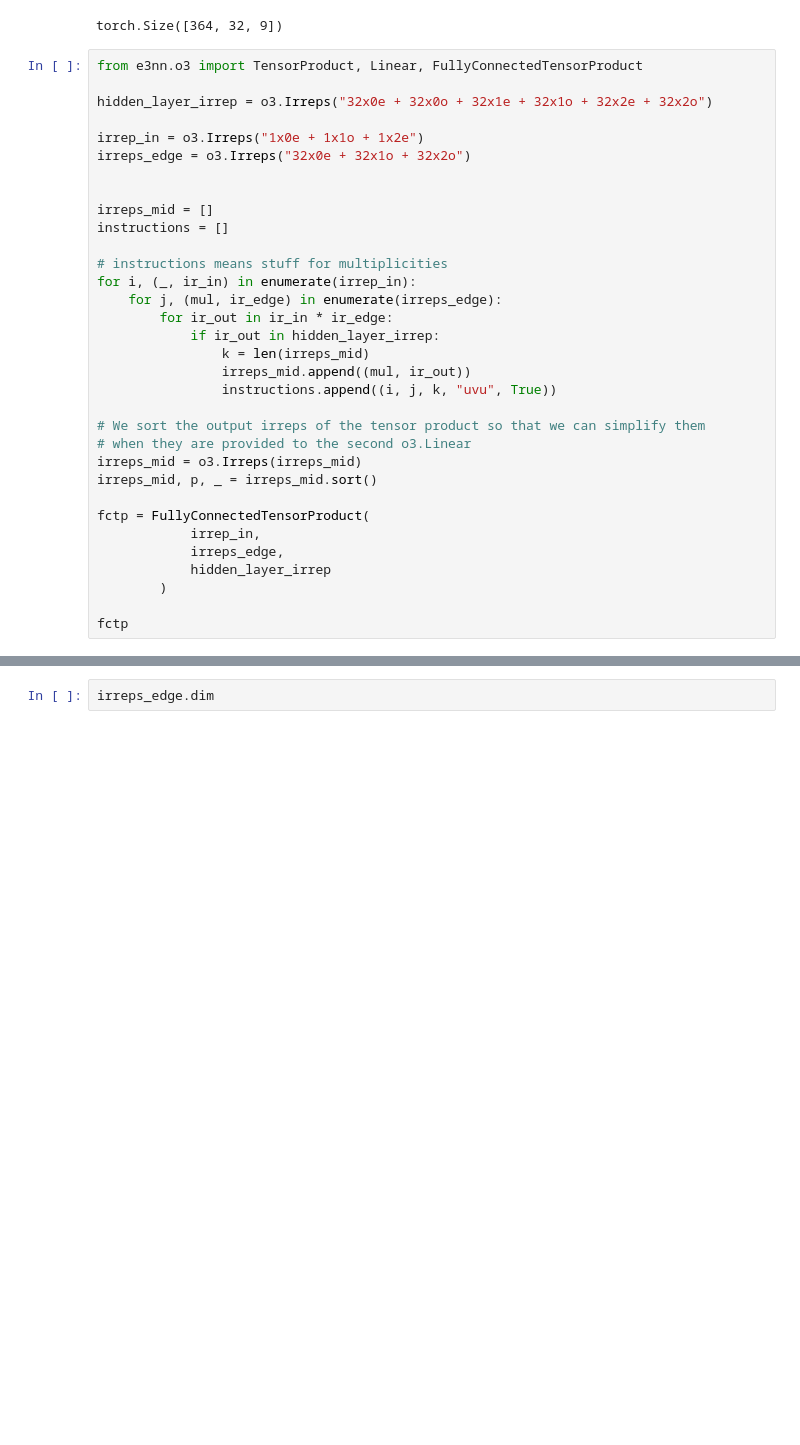
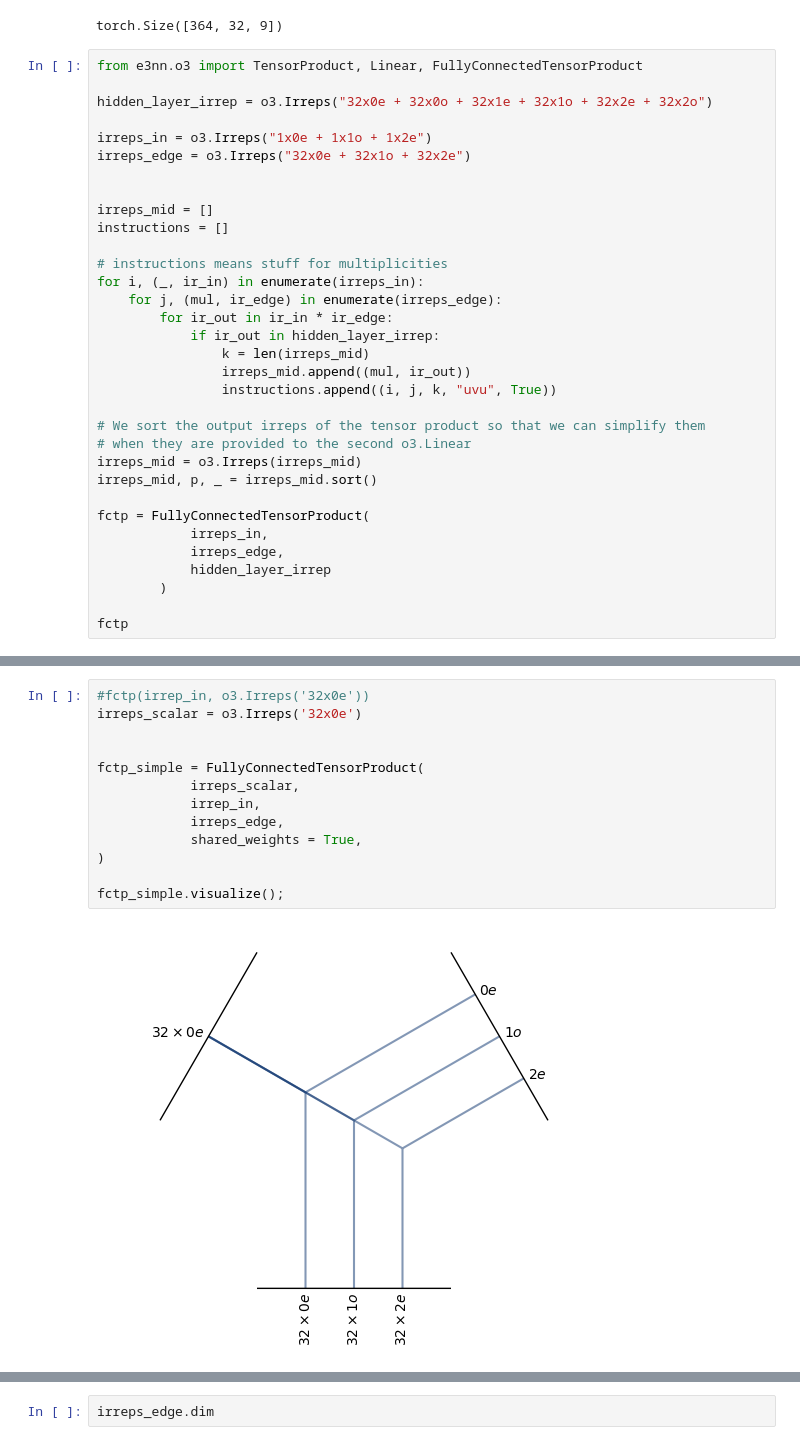
Before and after one commit to vlladyg/ML_coding_series, a Jupyter notebook: allegro/Allegro.ipynb, the cells around one changed output, grey strips where cells are left out. Drawn from its saved outputs; the diff is of its cells as text; blank space fills up the shorter version.

```diff
--- a/allegro/Allegro.ipynb
+++ b/allegro/Allegro.ipynb
@@ -276,15 +276,15 @@ from e3nn.o3 import TensorProduct, Linear, FullyConnectedTensorProduct
 
 hidden_layer_irrep = o3.Irreps("32x0e + 32x0o + 32x1e + 32x1o + 32x2e + 32x2o")
 
-irrep_in = o3.Irreps("1x0e + 1x1o + 1x2e")
-irreps_edge = o3.Irreps("32x0e + 32x1o + 32x2o")
+irreps_in = o3.Irreps("1x0e + 1x1o + 1x2e")
+irreps_edge = o3.Irreps("32x0e + 32x1o + 32x2e")
 
 
 irreps_mid = []
 instructions = []
 
 # instructions means stuff for multiplicities
-for i, (_, ir_in) in enumerate(irrep_in):
+for i, (_, ir_in) in enumerate(irreps_in):
     for j, (mul, ir_edge) in enumerate(irreps_edge):
         for ir_out in ir_in * ir_edge:
             if ir_out in hidden_layer_irrep:
@@ -298,7 +298,7 @@ irreps_mid = o3.Irreps(irreps_mid)
 irreps_mid, p, _ = irreps_mid.sort()
 
 fctp = FullyConnectedTensorProduct(
-            irrep_in,
+            irreps_in,
             irreps_edge,
             hidden_layer_irrep
         )
@@ -312,0 +313,15 @@ irrep_in.dim
+# %%
+#fctp(irrep_in, o3.Irreps('32x0e'))
+irreps_scalar = o3.Irreps('32x0e')
+
+
+fctp_simple = FullyConnectedTensorProduct(
+            irreps_scalar,
+            irrep_in,
+            irreps_edge,
+            shared_weights = True,
+)
+
+fctp_simple.visualize();
+# %% [output]
+[figure, added]
```
Also changed, not shown: parts of 27 cells of this notebook.
